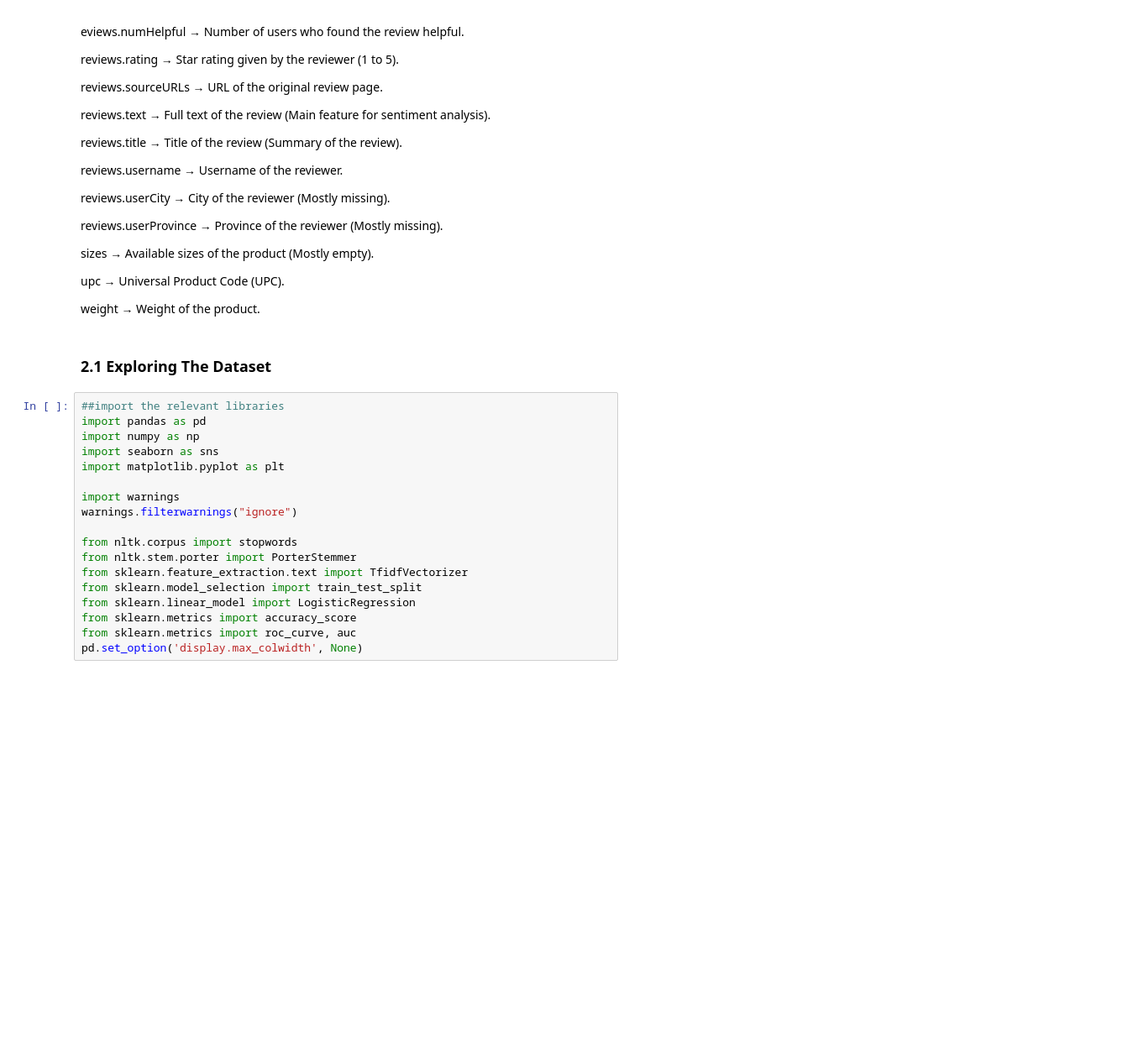
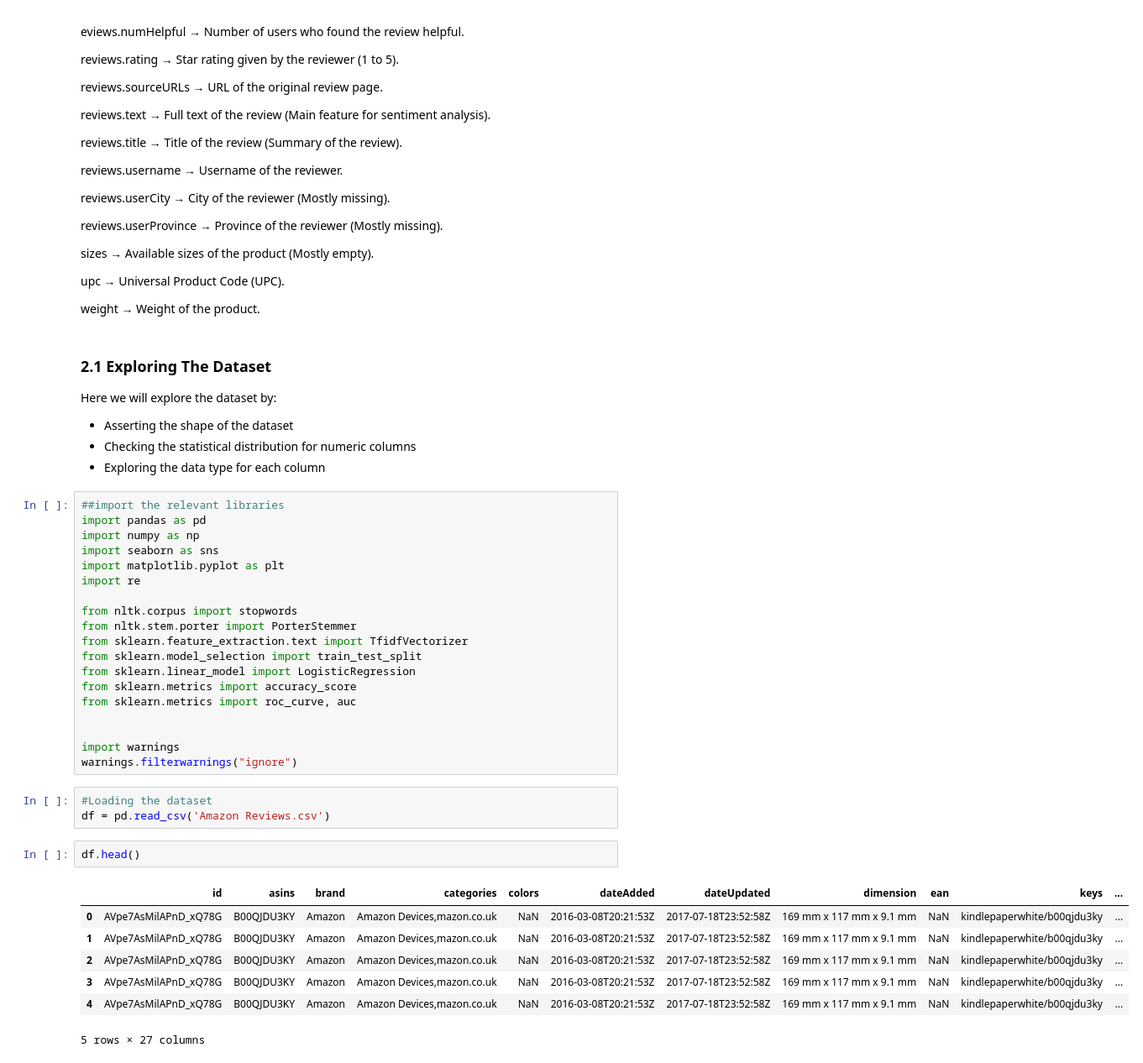
Before and after one commit to kennethnyangweso/GROUP-1-PHASE-4-PROJECT, a Jupyter notebook: Group_1_Phase_4_Project_Notebook.ipynb, the cells around one changed output. Shown: that part at 84% size. Drawn from its saved outputs; the diff is of its cells as text; blank space fills up the shorter version.

```diff
--- a/Group_1_Phase_4_Project_Notebook.ipynb
+++ b/Group_1_Phase_4_Project_Notebook.ipynb
@@ -91,15 +91,18 @@ upc → Universal Product Code (UPC).
 weight → Weight of the product.
 # %% [markdown]
 ### 2.1 Exploring The Dataset
+Here we will explore the dataset by:
+
+- Asserting the shape of the dataset
+- Checking the statistical distribution for numeric columns
+- Exploring the data type for each column
 # %%
 ##import the relevant libraries
 import pandas as pd
 import numpy as np
 import seaborn as sns
 import matplotlib.pyplot as plt
-
-import warnings
-warnings.filterwarnings("ignore")
+import re
 
 from nltk.corpus import stopwords
 from nltk.stem.porter import PorterStemmer
@@ -108,4 +111,20 @@ from sklearn.model_selection import train_test_split
 from sklearn.linear_model import LogisticRegression
 from sklearn.metrics import accuracy_score
 from sklearn.metrics import roc_curve, auc
-pd.set_option('display.max_colwidth', None)
+
+
+import warnings
+warnings.filterwarnings("ignore")
+# %%
+#Loading the dataset
+df = pd.read_csv('Amazon Reviews.csv')
+# %%
+df.head()
+# %% [output]
+|  | id | asins | brand | categories | colors | dateAdded | dateUpdated | dimension | ean | keys | ... |
+| 0 | AVpe7AsMilAPnD_xQ78G | B00QJDU3KY | Amazon | Amazon Devices,mazon.co.uk | NaN | 2016-03-08T20:21:53Z | 2017-07-18T23:52:58Z | 169 mm x 117 mm x 9.1 mm | NaN | kindlepaperwhite/b00qjdu3ky | ... |
+| 1 | AVpe7AsMilAPnD_xQ78G | B00QJDU3KY | Amazon | Amazon Devices,mazon.co.uk | NaN | 2016-03-08T20:21:53Z | 2017-07-18T23:52:58Z | 169 mm x 117 mm x 9.1 mm | NaN | kindlepaperwhite/b00qjdu3ky | ... |
+| 2 | AVpe7AsMilAPnD_xQ78G | B00QJDU3KY | Amazon | Amazon Devices,mazon.co.uk | NaN | 2016-03-08T20:21:53Z | 2017-07-18T23:52:58Z | 169 mm x 117 mm x 9.1 mm | NaN | kindlepaperwhite/b00qjdu3ky | ... |
+| 3 | AVpe7AsMilAPnD_xQ78G | B00QJDU3KY | Amazon | Amazon Devices,mazon.co.uk | NaN | 2016-03-08T20:21:53Z | 2017-07-18T23:52:58Z | 169 mm x 117 mm x 9.1 mm | NaN | kindlepaperwhite/b00qjdu3ky | ... |
+| 4 | AVpe7AsMilAPnD_xQ78G | B00QJDU3KY | Amazon | Amazon Devices,mazon.co.uk | NaN | 2016-03-08T20:21:53Z | 2017-07-18T23:52:58Z | 169 mm x 117 mm x 9.1 mm | NaN | kindlepaperwhite/b00qjdu3ky | ... |
+5 rows × 27 columns
```
Also changed, not shown: parts of 17 cells of this notebook.
